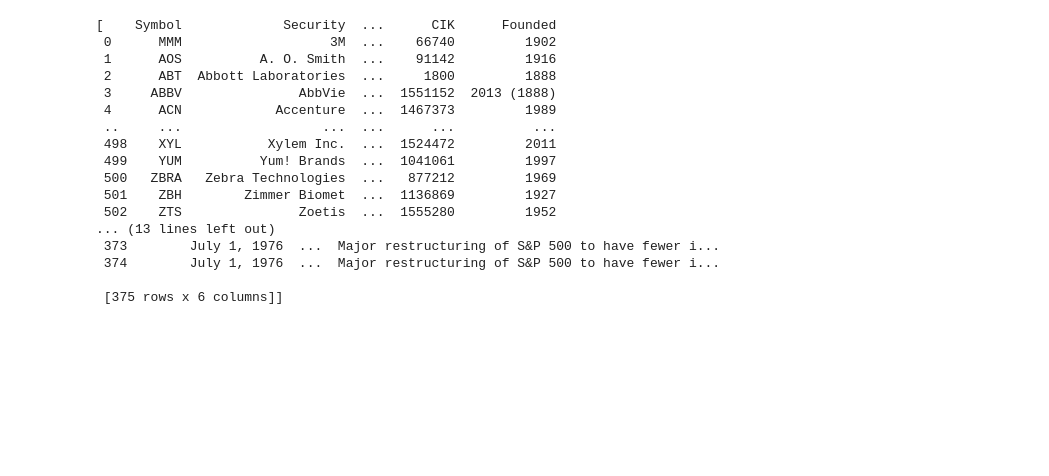
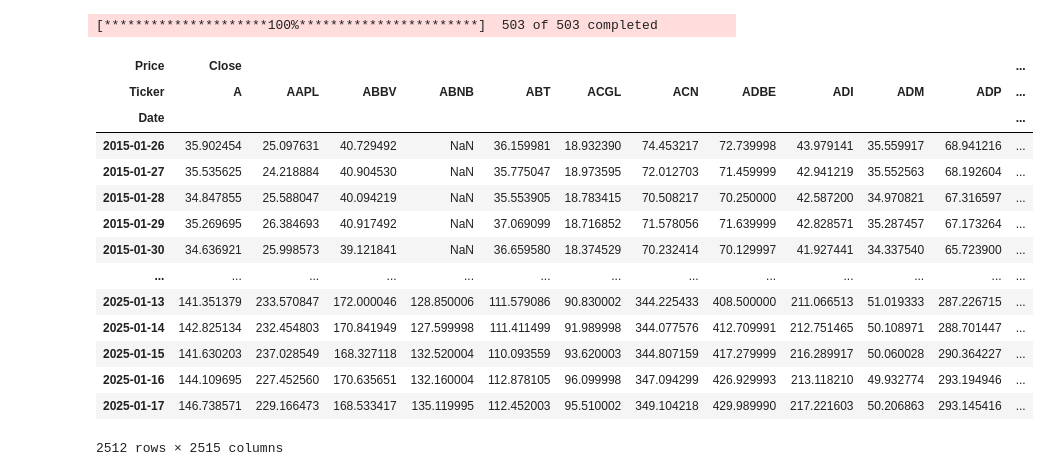
Before and after one commit to enverchowdhury0219/unsupervised-trading, a Jupyter notebook: strategy.ipynb, the cells around one changed output. Cells and saved outputs as stored; diff of their text form; code cells hidden in the pictures; blank space fills up the shorter version.

Commit message:
downloaded and loaded the sp500 data

```diff
--- a/strategy.ipynb
+++ b/strategy.ipynb
@@ -13,32 +13,47 @@
 # %%
 from statsmodels.regression.rolling import RollingOLS
 import pandas_datareader.data as web
 import matplotlib.pyplot as plt
 import statsmodels.api as sm
 import pandas as pd
 import numpy as np
 import yfinance as yf
 import pandas_ta
 import warnings
 warnings.filterwarnings('ignore')
 
 
-pd.read_html('https://en.wikipedia.org/wiki/List_of_S%26P_500_companies')
+sp500 = pd.read_html('https://en.wikipedia.org/wiki/List_of_S%26P_500_companies')[0]
+
+sp500['Symbol'] = sp500['Symbol'].str.replace('.', '-')
+
+symbols_list = sp500['Symbol'].unique().tolist()
+
+symbols_list
+
+end_date = '2025-01-21'
+
+start_date = pd.to_datetime(end_date) - pd.DateOffset(365*10)
+
+start_date
+
+df = yf.download(tickers = symbols_list, start= start_date, end = end_date)
+
+df
 # %% [output]
-[    Symbol             Security  ...      CIK      Founded
- 0      MMM                   3M  ...    66740         1902
- 1      AOS          A. O. Smith  ...    91142         1916
- 2      ABT  Abbott Laboratories  ...     1800         1888
- 3     ABBV               AbbVie  ...  1551152  2013 (1888)
- 4      ACN            Accenture  ...  1467373         1989
- ..     ...                  ...  ...      ...          ...
- 498    XYL           Xylem Inc.  ...  1524472         2011
- 499    YUM          Yum! Brands  ...  1041061         1997
- 500   ZBRA   Zebra Technologies  ...   877212         1969
- 501    ZBH        Zimmer Biomet  ...  1136869         1927
- 502    ZTS               Zoetis  ...  1555280         1952
-... (13 lines left out)
- 373        July 1, 1976  ...  Major restructuring of S&P 500 to have fewer i...
- 374        July 1, 1976  ...  Major restructuring of S&P 500 to have fewer i...
-
- [375 rows x 6 columns]]
+[*********************100%***********************]  503 of 503 completed
+| Price | Close |  |  |  |  |  |  |  |  |  |  | ... |
+| Ticker | A | AAPL | ABBV | ABNB | ABT | ACGL | ACN | ADBE | ADI | ADM | ADP | ... |
+| Date |  |  |  |  |  |  |  |  |  |  |  | ... |
+| 2015-01-26 | 35.902454 | 25.097631 | 40.729492 | NaN | 36.159981 | 18.932390 | 74.453217 | 72.739998 | 43.979141 | 35.559917 | 68.941216 | ... |
+| 2015-01-27 | 35.535625 | 24.218884 | 40.904530 | NaN | 35.775047 | 18.973595 | 72.012703 | 71.459999 | 42.941219 | 35.552563 | 68.192604 | ... |
+| 2015-01-28 | 34.847855 | 25.588047 | 40.094219 | NaN | 35.553905 | 18.783415 | 70.508217 | 70.250000 | 42.587200 | 34.970821 | 67.316597 | ... |
+| 2015-01-29 | 35.269695 | 26.384693 | 40.917492 | NaN | 37.069099 | 18.716852 | 71.578056 | 71.639999 | 42.828571 | 35.287457 | 67.173264 | ... |
+| 2015-01-30 | 34.636921 | 25.998573 | 39.121841 | NaN | 36.659580 | 18.374529 | 70.232414 | 70.129997 | 41.927441 | 34.337540 | 65.723900 | ... |
+| ... | ... | ... | ... | ... | ... | ... | ... | ... | ... | ... | ... | ... |
+| 2025-01-13 | 141.351379 | 233.570847 | 172.000046 | 128.850006 | 111.579086 | 90.830002 | 344.225433 | 408.500000 | 211.066513 | 51.019333 | 287.226715 | ... |
+| 2025-01-14 | 142.825134 | 232.454803 | 170.841949 | 127.599998 | 111.411499 | 91.989998 | 344.077576 | 412.709991 | 212.751465 | 50.108971 | 288.701447 | ... |
+| 2025-01-15 | 141.630203 | 237.028549 | 168.327118 | 132.520004 | 110.093559 | 93.620003 | 344.807159 | 417.279999 | 216.289917 | 50.060028 | 290.364227 | ... |
+| 2025-01-16 | 144.109695 | 227.452560 | 170.635651 | 132.160004 | 112.878105 | 96.099998 | 347.094299 | 426.929993 | 213.118210 | 49.932774 | 293.194946 | ... |
+| 2025-01-17 | 146.738571 | 229.166473 | 168.533417 | 135.119995 | 112.452003 | 95.510002 | 349.104218 | 429.989990 | 217.221603 | 50.206863 | 293.145416 | ... |
+2512 rows × 2515 columns
```
